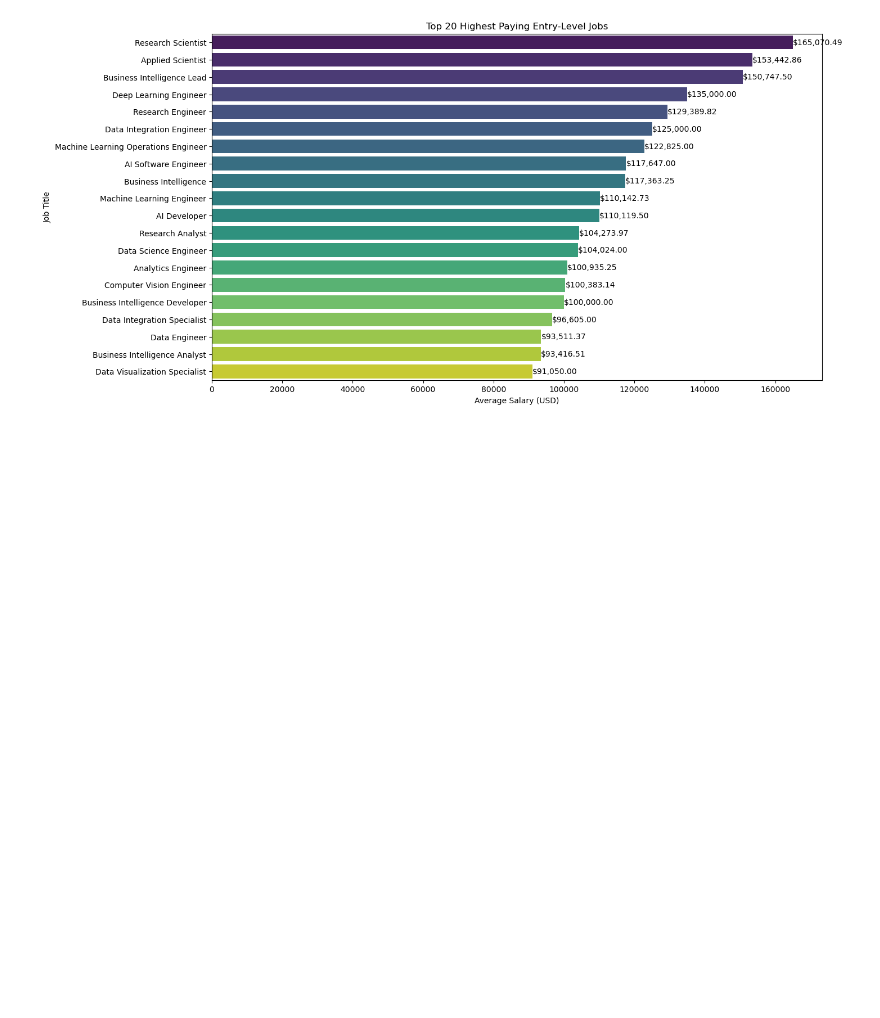
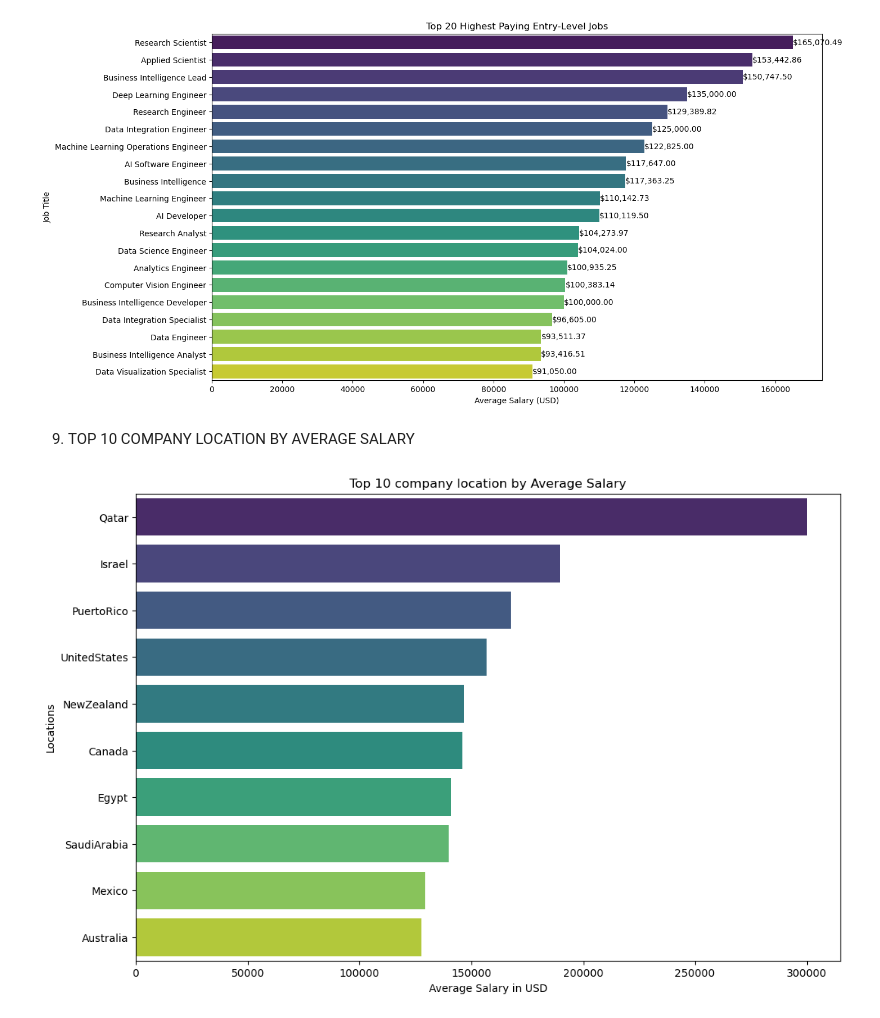
Before and after one commit to Justcolins/JOB-SALARY-ANALYSIS, a Jupyter notebook: job.ipynb, the cells around one changed output. Cells and saved outputs as stored; diff of their text form; code cells hidden in the pictures; blank space fills up the shorter version.

```diff
--- a/job.ipynb
+++ b/job.ipynb
@@ -533,3 +533,18 @@ plt.ylabel('Job Title')
 plt.show()
 # %% [output]
 [figure]
+# %% [markdown]
+9. TOP 10 COMPANY LOCATION BY AVERAGE SALARY
+# %%
+average_salary_by_country = jobs.groupby('company_location')['salary_in_usd'].mean().sort_values(ascending=False)
+top_10_countries = average_salary_by_country.head(10)
+top_10_countries = top_10_countries.reset_index()
+
+plt.figure(figsize=(12, 8))
+sns.barplot(x='salary_in_usd', y='company_location', data=top_10_countries, palette='viridis')
+plt.title('Top 10 company location by Average Salary')
+plt.xlabel('Average Salary in USD')
+plt.ylabel('Locations')
+plt.show()
+# %% [output]
+[figure, added]
```
